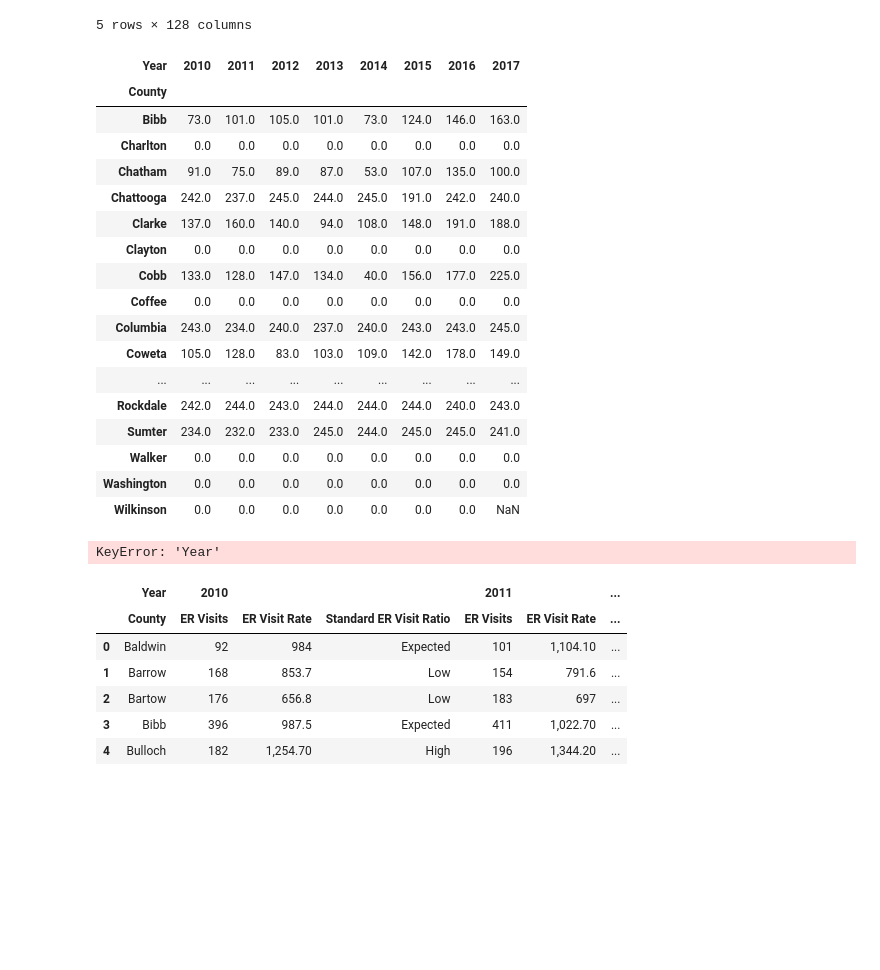
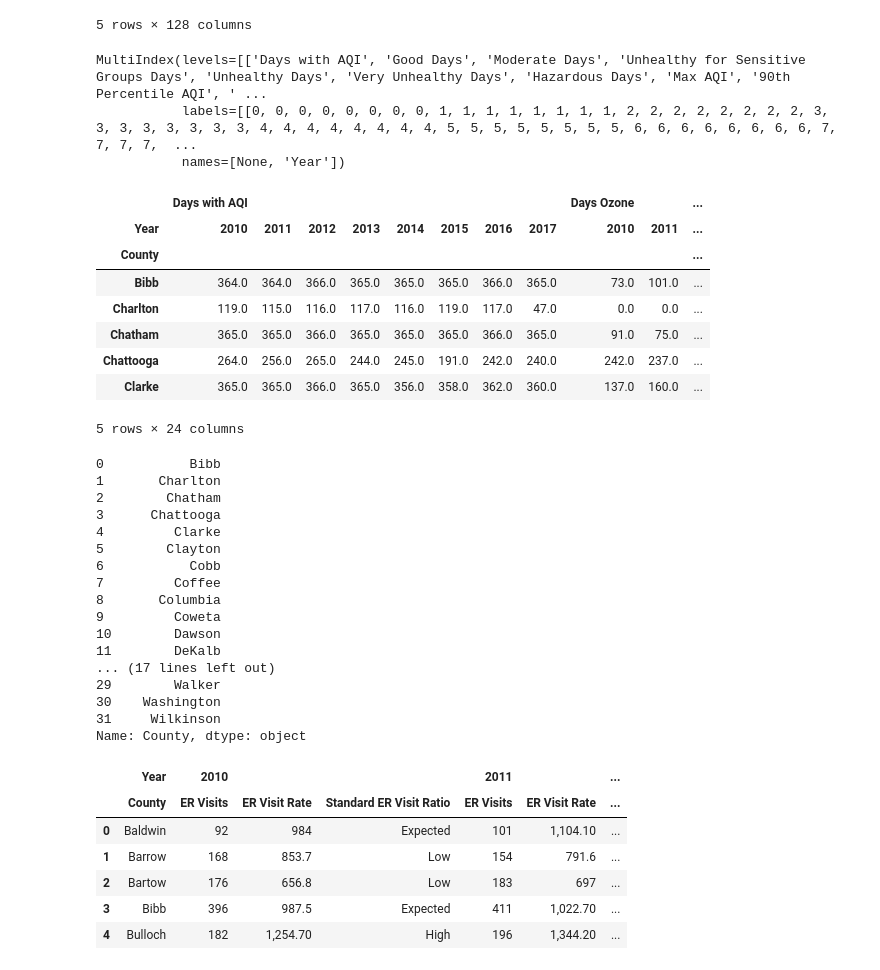
Before and after one commit to ghteds/healthproject, a Jupyter notebook: Code/tedsNew.ipynb, the cells around one changed output. Saved outputs shown, nothing was run; the diff lists cells and outputs as text; code cells hidden in the pictures; blank space fills up the shorter version.

```diff
--- a/Code/tedsNew.ipynb
+++ b/Code/tedsNew.ipynb
@@ -130,27 +129,20 @@ aqiGADfPivot.head()
+# %%
+aqiGADfPivot.columns
+# %% [output]
+MultiIndex(levels=[['Days with AQI', 'Good Days', 'Moderate Days', 'Unhealthy for Sensitive Groups Days', 'Unhealthy Days', 'Very Unhealthy Days', 'Hazardous Days', 'Max AQI', '90th Percentile AQI', ' ...
+           labels=[[0, 0, 0, 0, 0, 0, 0, 0, 1, 1, 1, 1, 1, 1, 1, 1, 2, 2, 2, 2, 2, 2, 2, 2, 3, 3, 3, 3, 3, 3, 3, 3, 4, 4, 4, 4, 4, 4, 4, 4, 5, 5, 5, 5, 5, 5, 5, 5, 6, 6, 6, 6, 6, 6, 6, 6, 7, 7, 7, 7,  ...
+           names=[None, 'Year'])
 # %%
-ozoneGAAll= aqiGADfPivot['Days Ozone']
+ozonePM10AndDaysGAAll= aqiGADfPivot[['Days with AQI','Days Ozone','Days PM10']]
-# %%
-ozoneGAAll
-# %% [output]
-| Year | 2010 | 2011 | 2012 | 2013 | 2014 | 2015 | 2016 | 2017 |
-| County |  |  |  |  |  |  |  |  |
-| Bibb | 73.0 | 101.0 | 105.0 | 101.0 | 73.0 | 124.0 | 146.0 | 163.0 |
-| Charlton | 0.0 | 0.0 | 0.0 | 0.0 | 0.0 | 0.0 | 0.0 | 0.0 |
-| Chatham | 91.0 | 75.0 | 89.0 | 87.0 | 53.0 | 107.0 | 135.0 | 100.0 |
-| Chattooga | 242.0 | 237.0 | 245.0 | 244.0 | 245.0 | 191.0 | 242.0 | 240.0 |
-| Clarke | 137.0 | 160.0 | 140.0 | 94.0 | 108.0 | 148.0 | 191.0 | 188.0 |
-| Clayton | 0.0 | 0.0 | 0.0 | 0.0 | 0.0 | 0.0 | 0.0 | 0.0 |
-| Cobb | 133.0 | 128.0 | 147.0 | 134.0 | 40.0 | 156.0 | 177.0 | 225.0 |
-| Coffee | 0.0 | 0.0 | 0.0 | 0.0 | 0.0 | 0.0 | 0.0 | 0.0 |
-| Columbia | 243.0 | 234.0 | 240.0 | 237.0 | 240.0 | 243.0 | 243.0 | 245.0 |
-| Coweta | 105.0 | 128.0 | 83.0 | 103.0 | 109.0 | 142.0 | 178.0 | 149.0 |
-| ... | ... | ... | ... | ... | ... | ... | ... | ... |
-| Rockdale | 242.0 | 244.0 | 243.0 | 244.0 | 244.0 | 244.0 | 240.0 | 243.0 |
-| Sumter | 234.0 | 232.0 | 233.0 | 245.0 | 244.0 | 245.0 | 245.0 | 241.0 |
-| Walker | 0.0 | 0.0 | 0.0 | 0.0 | 0.0 | 0.0 | 0.0 | 0.0 |
-| Washington | 0.0 | 0.0 | 0.0 | 0.0 | 0.0 | 0.0 | 0.0 | 0.0 |
-| Wilkinson | 0.0 | 0.0 | 0.0 | 0.0 | 0.0 | 0.0 | 0.0 | NaN |
-# %%
-gaOzoneAndAsthmaER=asthmaERDf.merge(ozoneGAAll, left_on=['Year','County'], right_on=['Year','County'], how='inner')
-# %% [output]
-KeyError: 'Year'
+# %%
+ozonePM10AndDaysGAAll.head()
+# %% [output]
+|  | Days with AQI |  |  |  |  |  |  |  | Days Ozone |  | ... |
+| Year | 2010 | 2011 | 2012 | 2013 | 2014 | 2015 | 2016 | 2017 | 2010 | 2011 | ... |
+| County |  |  |  |  |  |  |  |  |  |  | ... |
+| Bibb | 364.0 | 364.0 | 366.0 | 365.0 | 365.0 | 365.0 | 366.0 | 365.0 | 73.0 | 101.0 | ... |
+| Charlton | 119.0 | 115.0 | 116.0 | 117.0 | 116.0 | 119.0 | 117.0 | 47.0 | 0.0 | 0.0 | ... |
+| Chatham | 365.0 | 365.0 | 366.0 | 365.0 | 365.0 | 365.0 | 366.0 | 365.0 | 91.0 | 75.0 | ... |
+| Chattooga | 264.0 | 256.0 | 265.0 | 244.0 | 245.0 | 191.0 | 242.0 | 240.0 | 242.0 | 237.0 | ... |
+| Clarke | 365.0 | 365.0 | 366.0 | 365.0 | 356.0 | 358.0 | 362.0 | 360.0 | 137.0 | 160.0 | ... |
+5 rows × 24 columns
@@ -157,3 +153,23 @@ KeyError: 'Year'
+# %%
+ozonePM10AndDaysGAAll['County']
+# %% [output]
+0           Bibb
+1       Charlton
+2        Chatham
+3      Chattooga
+4         Clarke
+5        Clayton
+6           Cobb
+7         Coffee
+8       Columbia
+9         Coweta
+10        Dawson
+11        DeKalb
+... (17 lines left out)
+29        Walker
+30    Washington
+31     Wilkinson
+Name: County, dtype: object
 # %%
 asthmaERDf.head()
 # %% [output]
```
Also changed, not shown: parts of 38 cells of this notebook, 10 other files.
